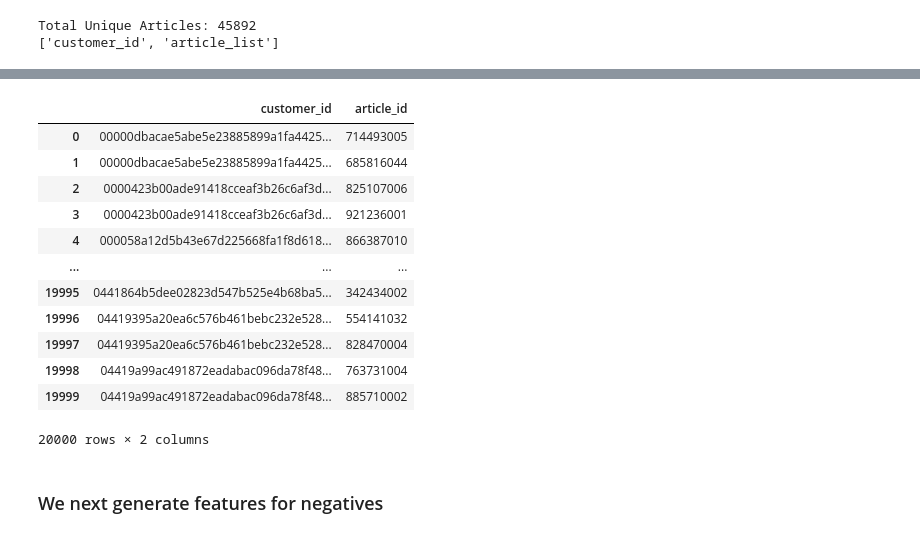
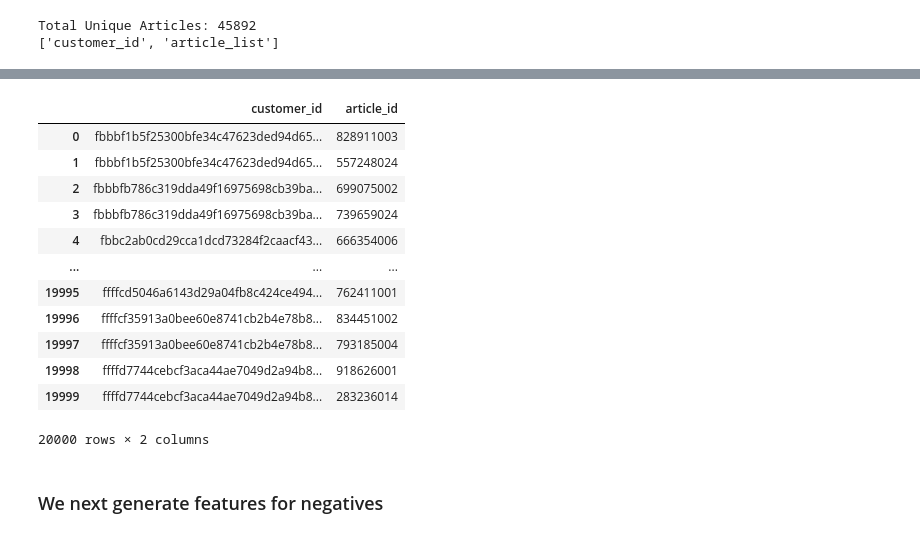
Before and after one commit to lordzuko/corise-recsys-at-scale, a Jupyter notebook: week2_multiTask_Bandit_final.ipynb, the cells around one changed output, grey strips where cells are left out. Drawn from its saved outputs; the diff is of its cells as text; code cells hidden in the pictures.

```diff
--- a/week2_multiTask_Bandit_final.ipynb
+++ b/week2_multiTask_Bandit_final.ipynb
@@ -275,20 +275,20 @@ negDf
 80000 rows × 2 columns
 # %%
-test_negDf = generate_negative_samples(tt.head(10000),articlesSet,2)
+test_negDf = generate_negative_samples(tt.tail(10000),articlesSet,2)
 test_negDf
 # %% [output]
 |  | customer_id | article_id |
-| 0 | 00000dbacae5abe5e23885899a1fa4425... | 714493005 |
-| 1 | 00000dbacae5abe5e23885899a1fa4425... | 685816044 |
-| 2 | 0000423b00ade91418cceaf3b26c6af3d... | 825107006 |
-| 3 | 0000423b00ade91418cceaf3b26c6af3d... | 921236001 |
-| 4 | 000058a12d5b43e67d225668fa1f8d618... | 866387010 |
+| 0 | fbbbf1b5f25300bfe34c47623ded94d65... | 828911003 |
+| 1 | fbbbf1b5f25300bfe34c47623ded94d65... | 557248024 |
+| 2 | fbbbfb786c319dda49f16975698cb39ba... | 699075002 |
+| 3 | fbbbfb786c319dda49f16975698cb39ba... | 739659024 |
+| 4 | fbbc2ab0cd29cca1dcd73284f2caacf43... | 666354006 |
 | ... | ... | ... |
-| 19995 | 0441864b5dee02823d547b525e4b68ba5... | 342434002 |
-| 19996 | 04419395a20ea6c576b461bebc232e528... | 554141032 |
-| 19997 | 04419395a20ea6c576b461bebc232e528... | 828470004 |
-| 19998 | 04419a99ac491872eadabac096da78f48... | 763731004 |
-| 19999 | 04419a99ac491872eadabac096da78f48... | 885710002 |
+| 19995 | ffffcd5046a6143d29a04fb8c424ce494... | 762411001 |
+| 19996 | ffffcf35913a0bee60e8741cb2b4e78b8... | 834451002 |
+| 19997 | ffffcf35913a0bee60e8741cb2b4e78b8... | 793185004 |
+| 19998 | ffffd7744cebcf3aca44ae7049d2a94b8... | 918626001 |
+| 19999 | ffffd7744cebcf3aca44ae7049d2a94b8... | 283236014 |
 20000 rows × 2 columns
 # %% [markdown]
 ### We next generate features for negatives
```
Also changed, not shown: parts of 33 cells of this notebook.
